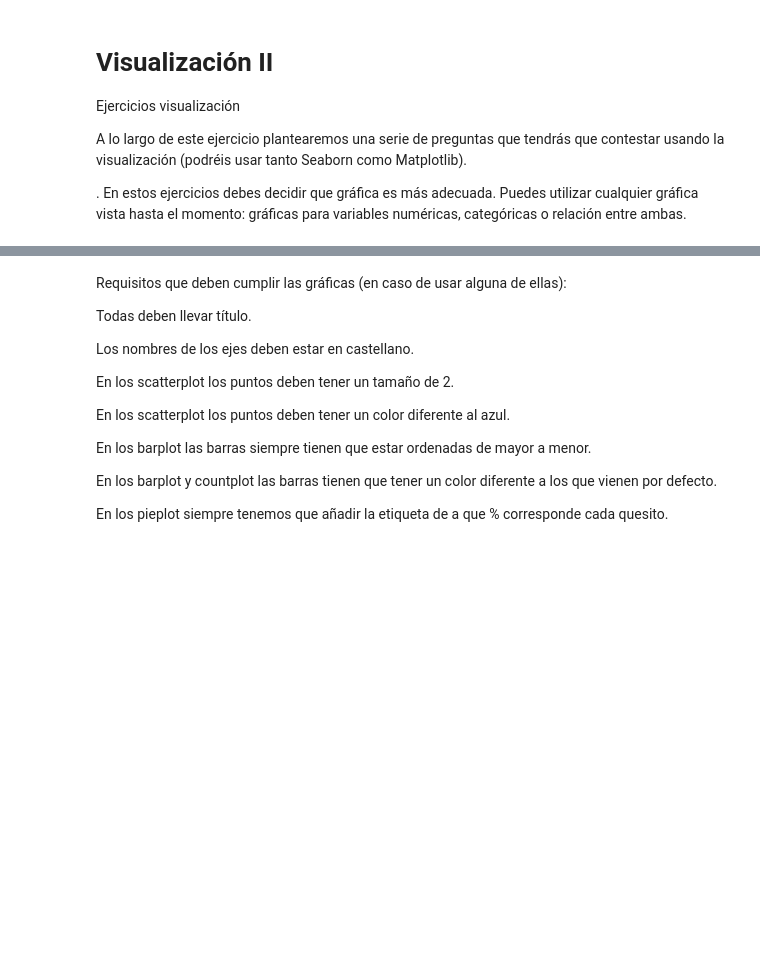
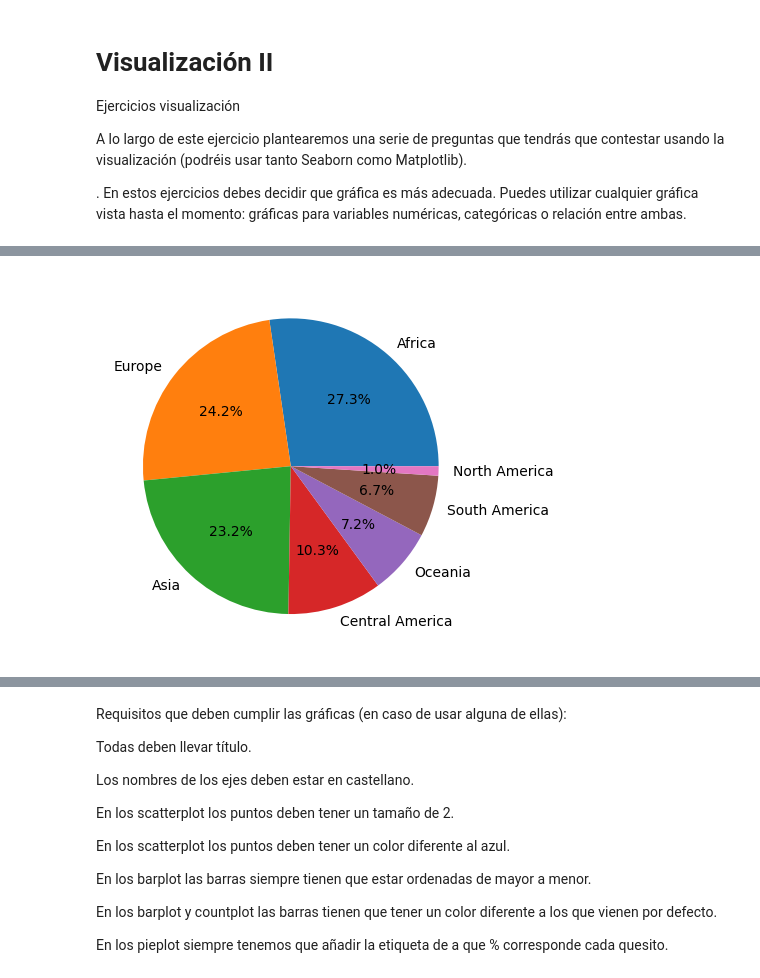
Before and after one commit to Maykaduran/da-promo-60-modulo3-pairprogramming-Romina-Violeta-Mayka, a Jupyter notebook: Pair_Visualizacion_II.ipynb, the cells around one changed output, grey strips where cells are left out. Saved outputs shown, nothing was run; the diff lists cells and outputs as text; code cells hidden in the pictures; blank space fills up the shorter version.

```diff
--- a/Pair_Visualizacion_II.ipynb
+++ b/Pair_Visualizacion_II.ipynb
@@ -10,2 +77,6 @@ A lo largo de este ejercicio plantearemos una serie de preguntas que tendrás qu
+# %%
+plt.pie(df['continent'].value_counts(), labels=df['continent'].value_counts().index, autopct='%1.1f%%');
+# %% [output]
+[figure, added]
 # %%
 # ¿Cuáles son los 10 países con la mayor área forestal?
```
Also changed, not shown: parts of 10 cells of this notebook.
